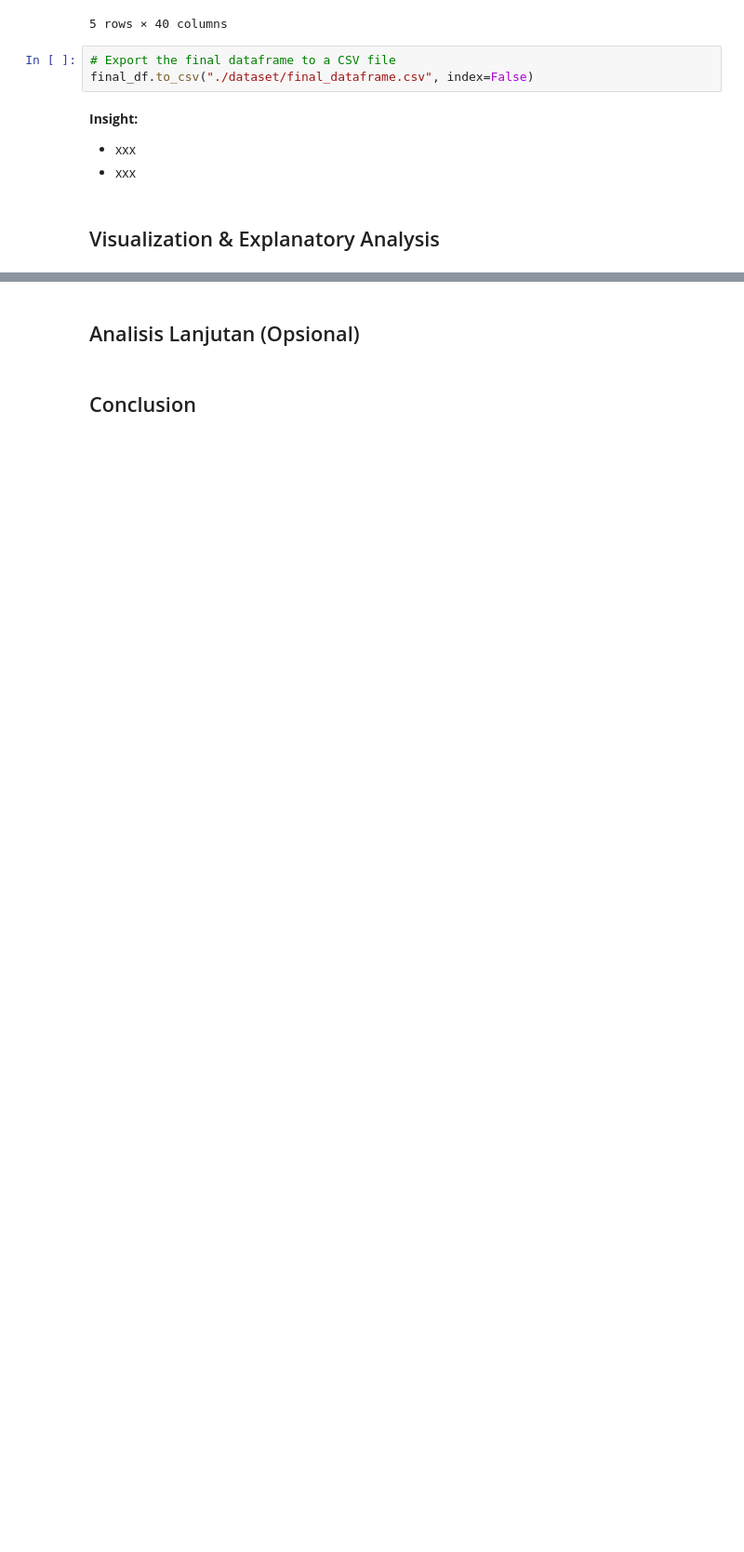
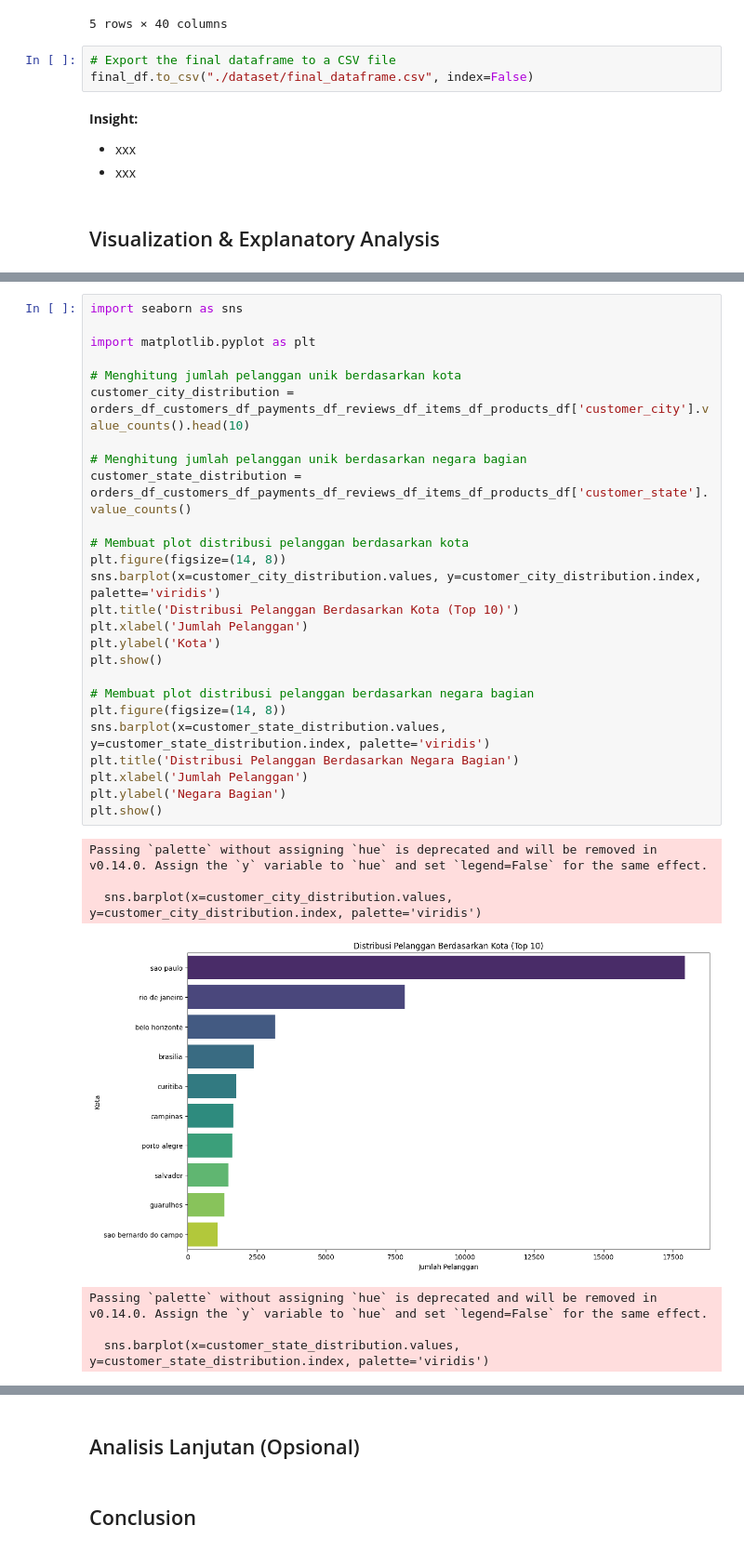
Before and after one commit to huda16/proyek-analisis-data-dicoding, a Jupyter notebook: Proyek_Analisis_Data.ipynb, the cells around one changed output, grey strips where cells are left out. Shown at 93% size. Saved outputs shown, nothing was run; the diff lists cells and outputs as text; blank space fills up the shorter version.

```diff
--- a/Proyek_Analisis_Data.ipynb
+++ b/Proyek_Analisis_Data.ipynb
@@ -1385,0 +1498,34 @@ plt.show()
+# %%
+import seaborn as sns
+
+import matplotlib.pyplot as plt
+
+# Menghitung jumlah pelanggan unik berdasarkan kota
+customer_city_distribution = orders_df_customers_df_payments_df_reviews_df_items_df_products_df['customer_city'].value_counts().head(10)
+
+# Menghitung jumlah pelanggan unik berdasarkan negara bagian
+customer_state_distribution = orders_df_customers_df_payments_df_reviews_df_items_df_products_df['customer_state'].value_counts()
+
+# Membuat plot distribusi pelanggan berdasarkan kota
+plt.figure(figsize=(14, 8))
+sns.barplot(x=customer_city_distribution.values, y=customer_city_distribution.index, palette='viridis')
+plt.title('Distribusi Pelanggan Berdasarkan Kota (Top 10)')
+plt.xlabel('Jumlah Pelanggan')
+plt.ylabel('Kota')
+plt.show()
+
+# Membuat plot distribusi pelanggan berdasarkan negara bagian
+plt.figure(figsize=(14, 8))
+sns.barplot(x=customer_state_distribution.values, y=customer_state_distribution.index, palette='viridis')
+plt.title('Distribusi Pelanggan Berdasarkan Negara Bagian')
+plt.xlabel('Jumlah Pelanggan')
+plt.ylabel('Negara Bagian')
+plt.show()
+# %% [output]
+Passing `palette` without assigning `hue` is deprecated and will be removed in v0.14.0. Assign the `y` variable to `hue` and set `legend=False` for the same effect.
+
+  sns.barplot(x=customer_city_distribution.values, y=customer_city_distribution.index, palette='viridis')
+[figure, added]
+Passing `palette` without assigning `hue` is deprecated and will be removed in v0.14.0. Assign the `y` variable to `hue` and set `legend=False` for the same effect.
+
+  sns.barplot(x=customer_state_distribution.values, y=customer_state_distribution.index, palette='viridis')
```
Also changed, not shown: parts of 44 cells of this notebook, 4 other files.
